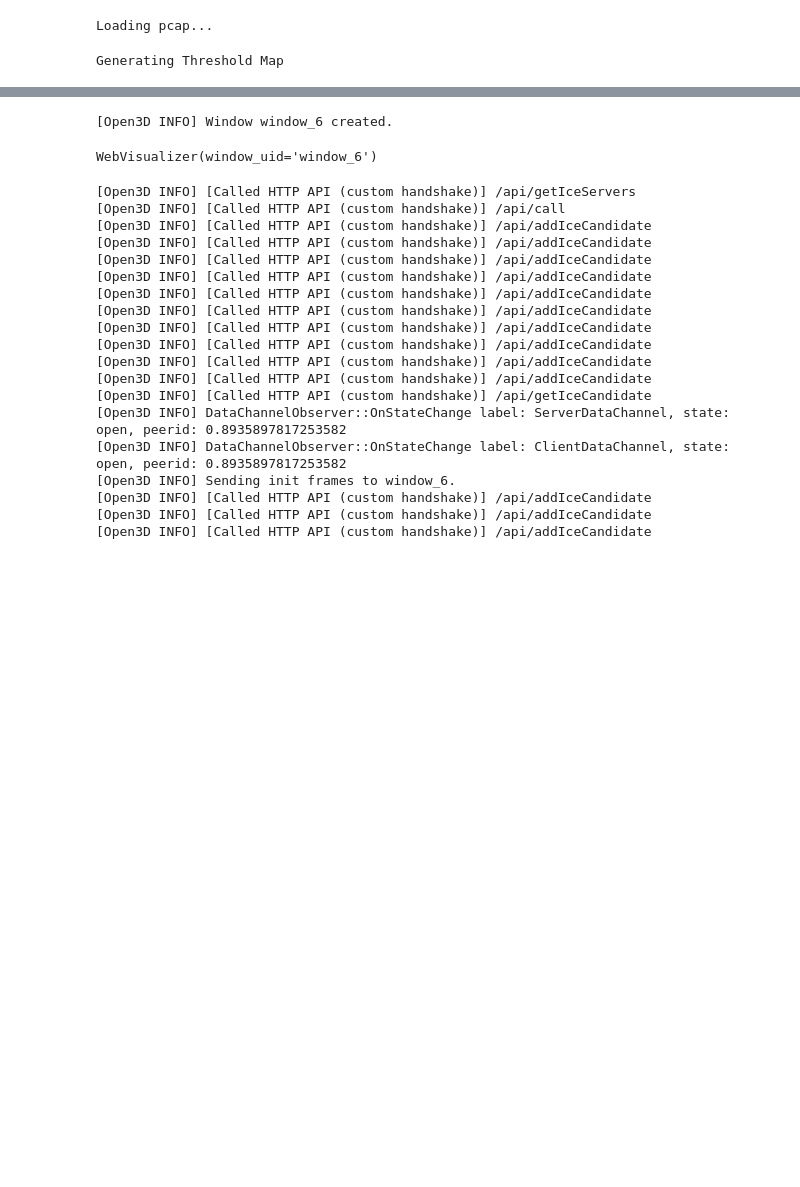
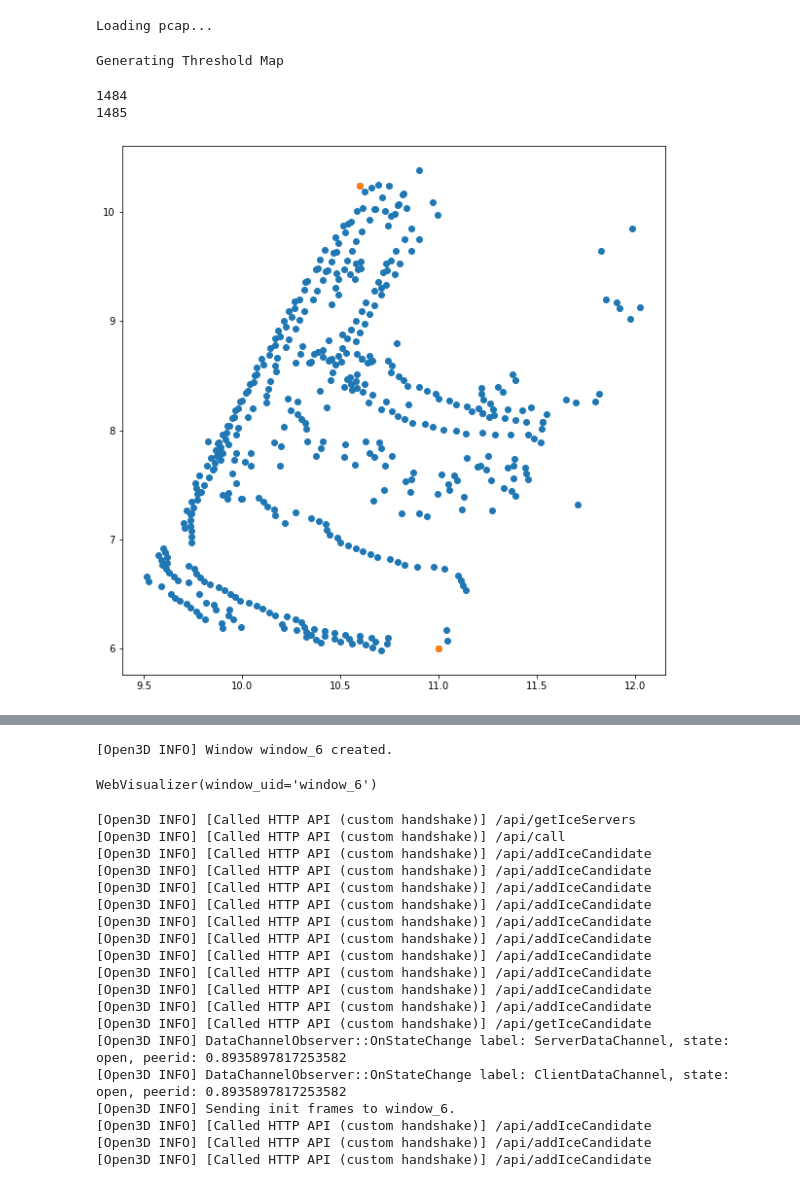
Before and after one commit to jksdbks123/Lidar-Tracker, a Jupyter notebook: Merging.ipynb, the cells around one changed output, grey strips where cells are left out. Cells and saved outputs as stored; diff of their text form; code cells hidden in the pictures; blank space fills up the shorter version.

```diff
--- a/Merging.ipynb
+++ b/Merging.ipynb
@@ -108,4 +125,20 @@ Loading pcap...
 Generating Threshold Map
 # %%
 db = Raster_DBSCAN(window_size=(5,13),eps = 1.7, min_samples= 17,Td_map_szie=collector.thred_map.shape)
+# %%
+for f in tqdm(range(2000)):
+    Td_map = collector.aggregated_map[f]
+    Foreground_map = (Td_map < collector.thred_map)&(Td_map != 0)
+    Labeling_map = db.fit_predict(Td_map= Td_map,Foreground_map=Foreground_map)
+    Background_map = (Td_map >= collector.thred_map)&(Td_map != 0)
+    for r in range(Labeling_map.shape[0]):
+        if (Labeling_map[r,0] != -1) & (Labeling_map[r,-1] != -1) & (Labeling_map[r,-1] != Labeling_map[r,0]):
+            print(f)
+            break
+    # pcd = get_pcd_colored_specified(Td_map,Labeling_map,Specified_label = [0,2])
+    # Labeling_map[:,:] = -1
+    # pcd = get_pcd_colored(Td_map,Labeling_map,Foreground_map)
+# %% [output]
+1484
+1485
 # %%
@@ -118,0 +160,7 @@ pcd = get_pcd_colored(Td_map,Labeling_map,Foreground_map)
+# %%
+plt.figure(figsize=(10,10))
+plt.scatter(X,Y)
+plt.scatter(X_re,Y_re)
+plt.show()
+# %% [output]
+[figure, added]
```
Also changed, not shown: parts of 9 cells of this notebook, 3 other files.
